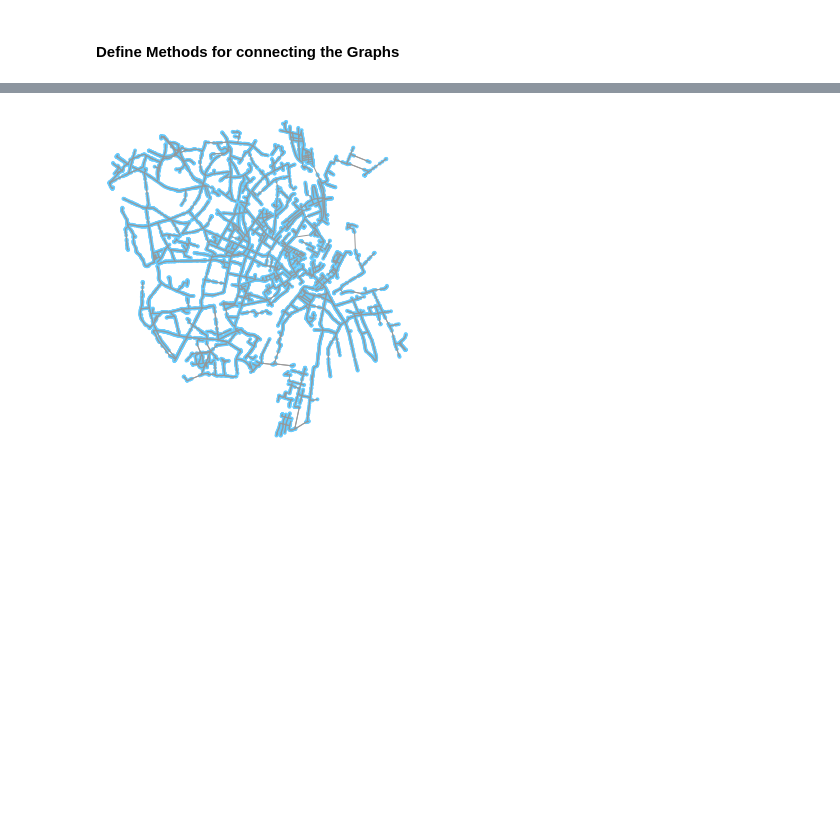
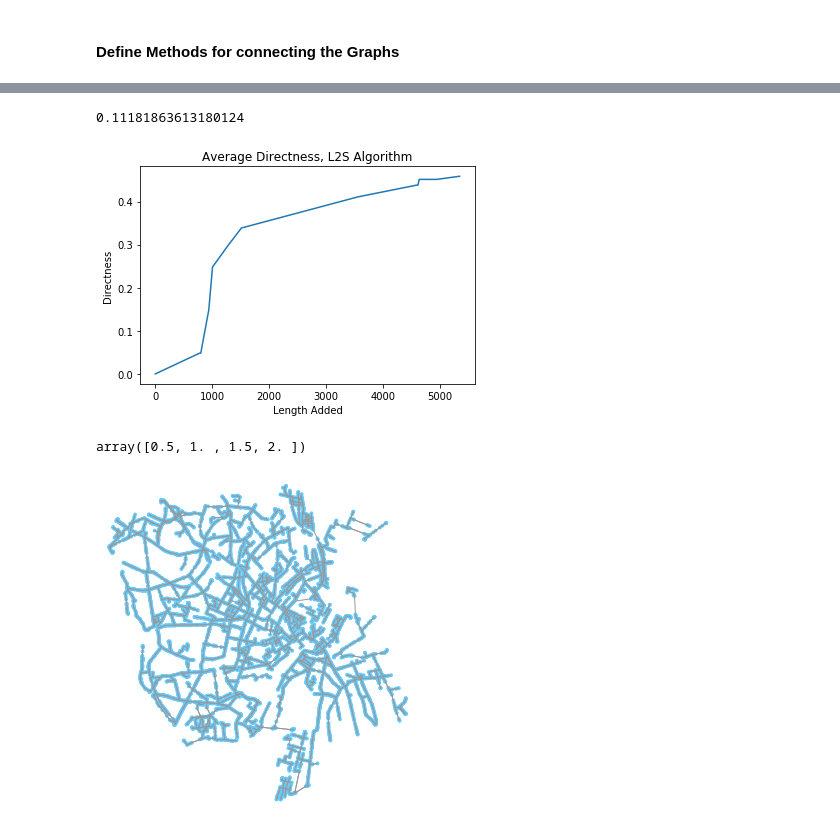
Before and after one commit to jzerez/BikeNetworks, a Jupyter notebook: code/Final Notebook_Nate_Jon.ipynb, the cells around one changed output, grey strips where cells are left out. Saved outputs shown, nothing was run; the diff lists cells and outputs as text; code cells hidden in the pictures; blank space fills up the shorter version.

```diff
--- a/code/Final Notebook_Nate_Jon.ipynb
+++ b/code/Final Notebook_Nate_Jon.ipynb
@@ -323 +334,20 @@ plt.show()
+# %%
+rcc = calc_avg_directness(G_cars, car_pairs)
+print(rcc)
+delta = directness/np.multiply(rcc, np.ones(np.shape(directness)))
+plt.plot(np.cumsum(lengths), delta - (delta[0]))
+
+plt.title('Average Directness, L2S Algorithm')
+plt.xlabel('Length Added')
+plt.ylabel('Directness')
+plt.show()
+# %% [output]
+0.11181863613180124
+[figure, added]
+# %%
+a = np.array([2,2,2,2])
+b=  [1,2,3,4]
+b/a
+# %% [output]
+array([0.5, 1. , 1.5, 2. ])
 # %%
```
Also changed, not shown: parts of 9 cells of this notebook.
